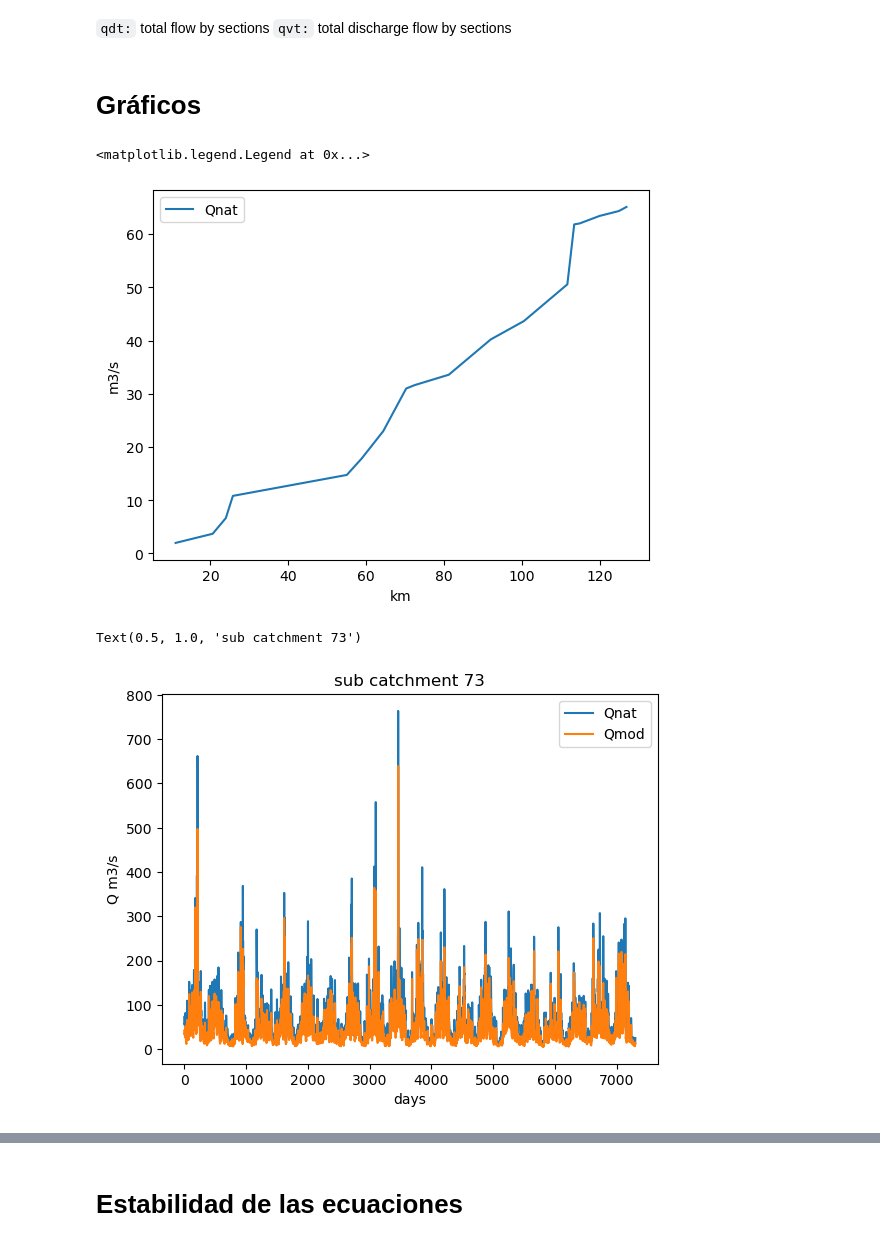
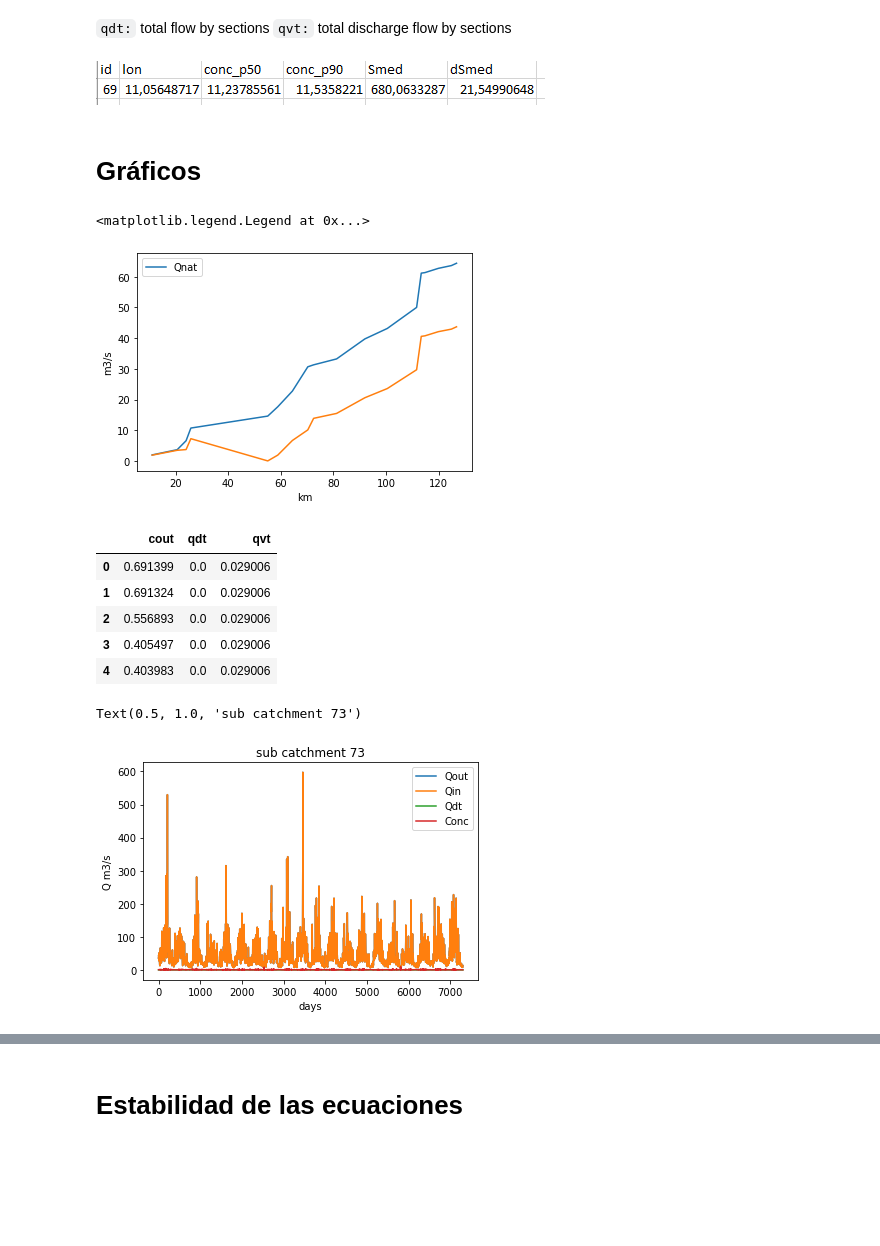
Before and after one commit to aturlione/SIMCA, a Jupyter notebook: SIMCA_NOTEBOOK.ipynb, the cells around one changed output, grey strips where cells are left out. Cells and saved outputs as stored; diff of their text form; code cells hidden in the pictures; blank space fills up the shorter version.

```diff
--- a/SIMCA_NOTEBOOK.ipynb
+++ b/SIMCA_NOTEBOOK.ipynb
@@ -107,7 +182,9 @@ def MANAGEMENT(sub_catchment_id,initial_date,final_date,series):
             "sub-catchment id": sub_catchment_id,
             "initial date": initial_date,
             "final date": final_date,
-            "series":series
+            "series":series,
+            "global_tau":0,
+            "snow":False
             }
 
     print('Runing MANAGEMENT ...')
@@ -122,6 +199,7 @@ def MANAGEMENT(sub_catchment_id,initial_date,final_date,series):
         table=pd.DataFrame(results)
         table.to_csv("MANAGEMENT_series.csv")
         return table
+
     else:
         table1=pd.DataFrame({
                             'id':results['id'],
@@ -132,13 +210,13 @@ def MANAGEMENT(sub_catchment_id,initial_date,final_date,series):
 
         table2=pd.DataFrame({
                             'Gar':results['gar'],
-                            'VaL_unit_med':results['valag'],
-                            'Val_agr':results['vumed']
+                            'VaL_unit_med':results['vumed'],
+                            'Val_agr':results['valag'],
                             })
 
         table1.to_csv("MANAGEMENT_tramos.csv")
         table2.to_csv("MANAGEMENT_demandas.csv")
-        return [table1,table2]
+        return [table1,table2,results['qout_med']]
 
 def Custom_MANAGEMENT(sub_catchment_id,initial_date,final_date,series):
 
@@ -192,7 +270,7 @@ def Custom_MANAGEMENT(sub_catchment_id,initial_date,final_date,series):
 
         table1.to_csv("MANAGEMENT_tramos_custom.csv")
         table2.to_csv("MANAGEMENT_demandas_custom.csv")
-        return [table1,table2]
+        return [table1,table2,results['qout_med']]
 # %%
 def Quality(sub_catchment_id,initial_date,final_date,series):
 
@@ -269,3 +349,4 @@ initial_date="00-01-01"
 final_date="19-31-12"
 global_tau=20
 custom=False #True para cargar tablas Custom
+snow_par=True
@@ -293,9 +384,9 @@ S0 no
 # Módulo MELCA
 # %%
 if custom:
-    MELCA_RESULTS=Custom_MELCA(sub_catchment_id,initial_date,final_date,False,global_tau)
+    MELCA_RESULTS=Custom_MELCA(sub_catchment_id,initial_date,final_date,False,global_tau,snow_par)
 else:
-    MELCA_RESULTS=MELCA(sub_catchment_id,initial_date,final_date,False,global_tau)
+    MELCA_RESULTS=MELCA(sub_catchment_id,initial_date,final_date,False,global_tau,snow_par)
 print('Finished')
 # %% [output]
 Runing MELCA ...
@@ -708,3 +771,5 @@ MANADGEMENT_RESULTS2
+# %%
+qmodm=np.array(MANADGEMENT_RESULTS[2])
 # %%
 #Obtención de las series temporales con los caudales
 if custom:
@@ -829,6 +866,8 @@ QUALITY_Series
 # %% [markdown]
 `qdt:` total flow by sections
 `qvt:` total discharge flow by sections
+# %% [markdown]
+![image.png](attachment:image.png)
 # %% [markdown]
 # Gráficos
 # %%
@@ -838,20 +877,32 @@ lon=MANADGEMENT_RESULTS1['lon'][per1]
 lac1=np.cumsum(lon)
 # %%
 plt.plot(lac1,MELCA_RESULTS['qmed_ac'][per1])
+plt.plot(lac1,qmodm[per1])
 plt.ylabel('m3/s')
 plt.xlabel('km')
 plt.legend(['Qnat'])
 # %% [output]
 <matplotlib.legend.Legend at 0x...>
-[figure, old version]
+[figure, new version]
+# %%
+QUALITY_Series.head()
+# %% [output]
+|  | cout | qdt | qvt |
+| 0 | 0.691399 | 0.0 | 0.029006 |
+| 1 | 0.691324 | 0.0 | 0.029006 |
+| 2 | 0.556893 | 0.0 | 0.029006 |
+| 3 | 0.405497 | 0.0 | 0.029006 |
+| 4 | 0.403983 | 0.0 | 0.029006 |
 # %%
-plt.plot(MANADGEMENT_SERIES['qnatac'])
 plt.plot(MANADGEMENT_SERIES['qout'])
+plt.plot(MANADGEMENT_SERIES['qin'])
+plt.plot(QUALITY_Series['qdt'])
+plt.plot(QUALITY_Series['cout'])
 plt.ylabel('Q m3/s')
 plt.xlabel('days')
-plt.legend(['Qnat','Qmod'])
+plt.legend(['Qout','Qin','Qdt','Conc'])
 plt.title('sub catchment 73')
 # %% [output]
 Text(0.5, 1.0, 'sub catchment 73')
-[figure, old version]
+[figure, new version]
 # %%
```
Also changed, not shown: parts of 27 cells of this notebook, 1 other file.
